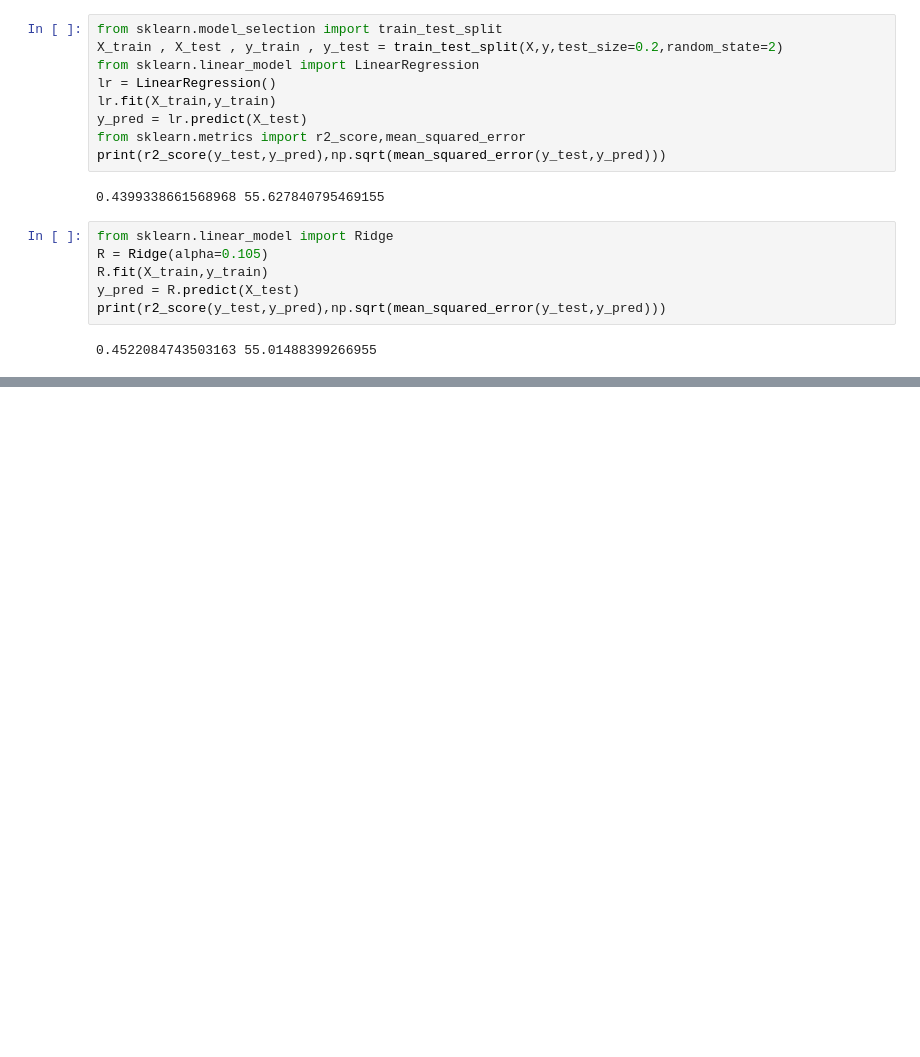
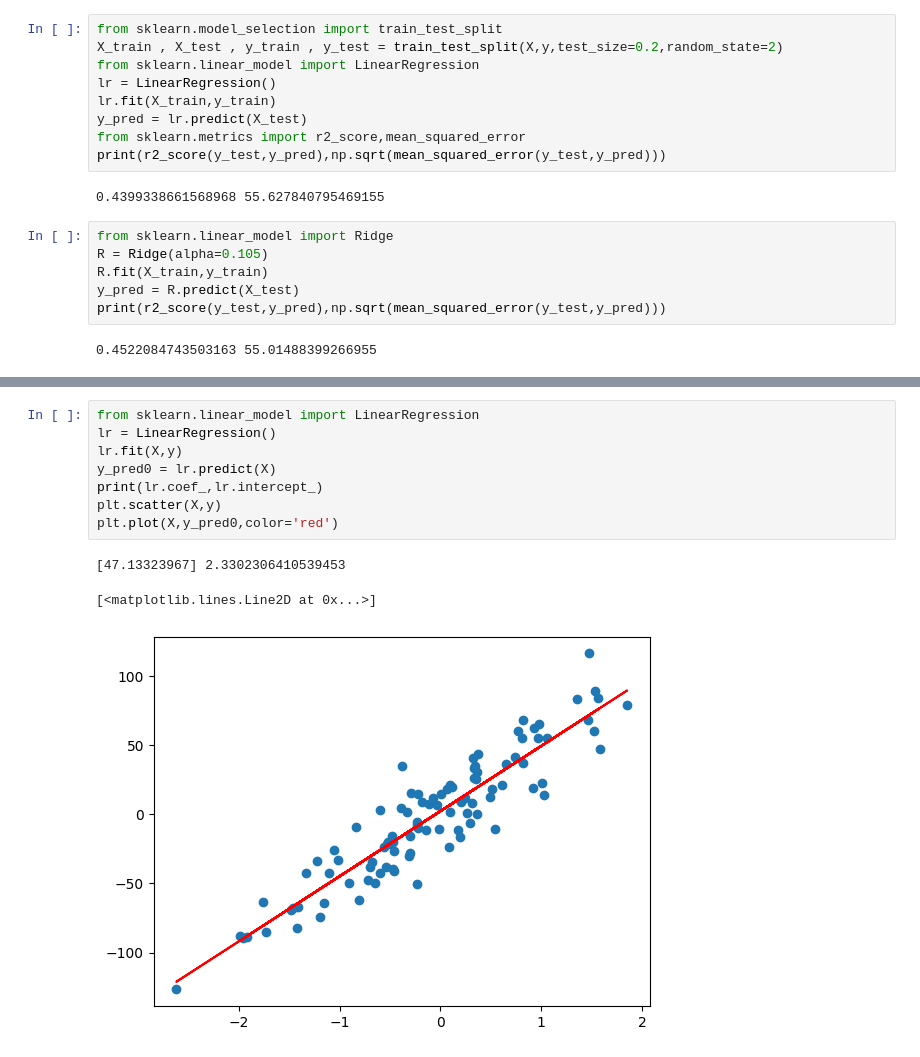
Before and after one commit to Liza-IITP/Linear-Logistic, a Jupyter notebook: RidgeRegression.ipynb, the cells around one changed output, grey strips where cells are left out. Drawn from its saved outputs; the diff is of its cells as text; blank space fills up the shorter version.

```diff
--- a/RidgeRegression.ipynb
+++ b/RidgeRegression.ipynb
@@ -63,0 +71,12 @@ plt.show()
+# %%
+from sklearn.linear_model import LinearRegression
+lr = LinearRegression()
+lr.fit(X,y)
+y_pred0 = lr.predict(X)
+print(lr.coef_,lr.intercept_)
+plt.scatter(X,y)
+plt.plot(X,y_pred0,color='red')
+# %% [output]
+[47.13323967] 2.3302306410539453
+[<matplotlib.lines.Line2D at 0x...>]
+[figure, added]
```
Also changed, not shown: parts of 6 cells of this notebook.
